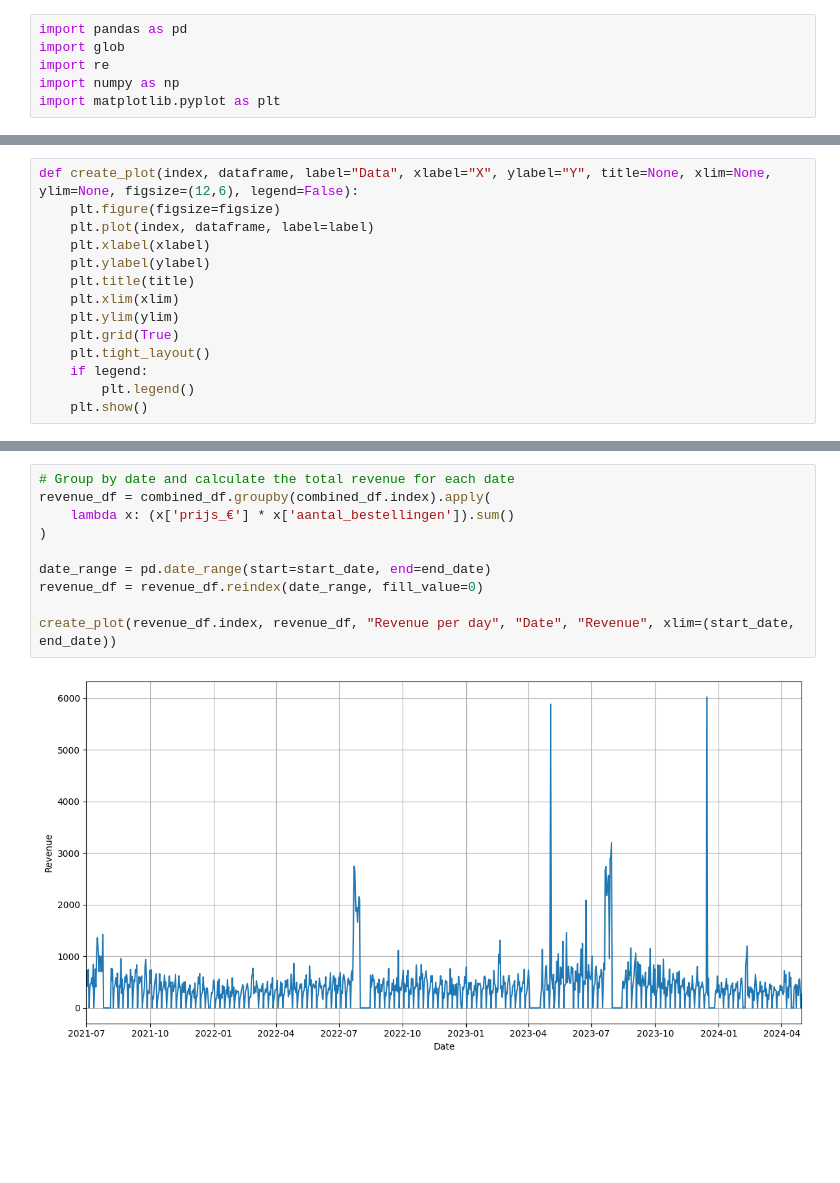
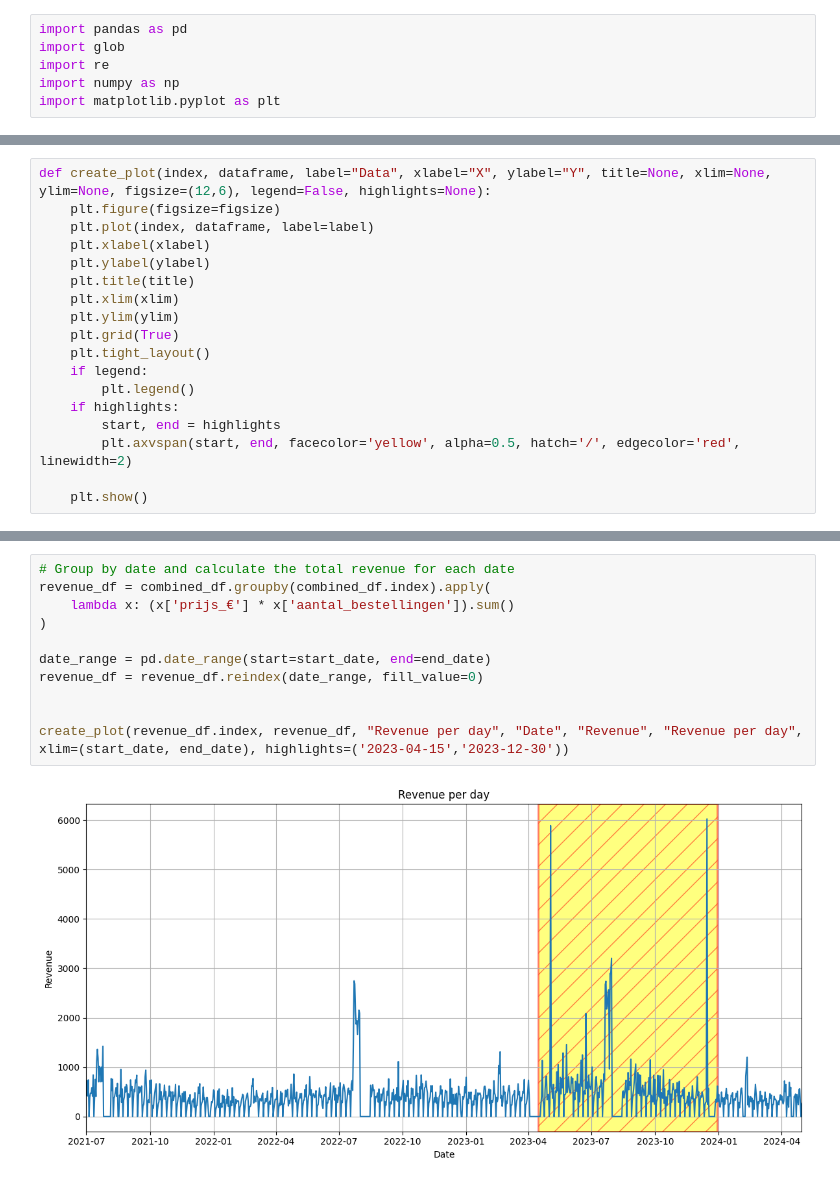
Before and after one commit to StevenLyy/S6-AI, a Jupyter notebook: data_challenge/data_challenge.ipynb, the cells around one changed output, grey strips where cells are left out. Cells and saved outputs as stored; diff of their text form; blank space fills up the shorter version.

```diff
--- a/data_challenge/data_challenge.ipynb
+++ b/data_challenge/data_challenge.ipynb
@@ -66,7 +67,7 @@ print("Last Date:", end_date.strftime("%Y %m %d"))
 First Date: 2021 07 01
 Last Date: 2024 04 30
 # %%
-def create_plot(index, dataframe, label="Data", xlabel="X", ylabel="Y", title=None, xlim=None, ylim=None, figsize=(12,6), legend=False):
+def create_plot(index, dataframe, label="Data", xlabel="X", ylabel="Y", title=None, xlim=None, ylim=None, figsize=(12,6), legend=False, highlights=None):
     plt.figure(figsize=figsize)
     plt.plot(index, dataframe, label=label)
     plt.xlabel(xlabel)
@@ -78,5 +79,9 @@ def create_plot(index, dataframe, label="Data", xlabel="X", ylabel="Y", title=No
     plt.tight_layout()
     if legend:
         plt.legend()
+    if highlights:
+        start, end = highlights
+        plt.axvspan(start, end, facecolor='yellow', alpha=0.5, hatch='/', edgecolor='red', linewidth=2)
+
     plt.show()
 # %%
@@ -93,12 +99,13 @@ create_plot(orders_df.index, orders_df, "Amount of orders per day", "Date", "Amo
 # %%
 # Group by date and calculate the total revenue for each date
 revenue_df = combined_df.groupby(combined_df.index).apply(
     lambda x: (x['prijs_€'] * x['aantal_bestellingen']).sum()
 )
 
 date_range = pd.date_range(start=start_date, end=end_date)
 revenue_df = revenue_df.reindex(date_range, fill_value=0)
 
-create_plot(revenue_df.index, revenue_df, "Revenue per day", "Date", "Revenue", xlim=(start_date, end_date))
+
+create_plot(revenue_df.index, revenue_df, "Revenue per day", "Date", "Revenue", "Revenue per day", xlim=(start_date, end_date), highlights=('2023-04-15','2023-12-30'))
 # %% [output]
-[figure, old version]
+[figure, new version]
```
Also changed, not shown: parts of 12 cells of this notebook.
